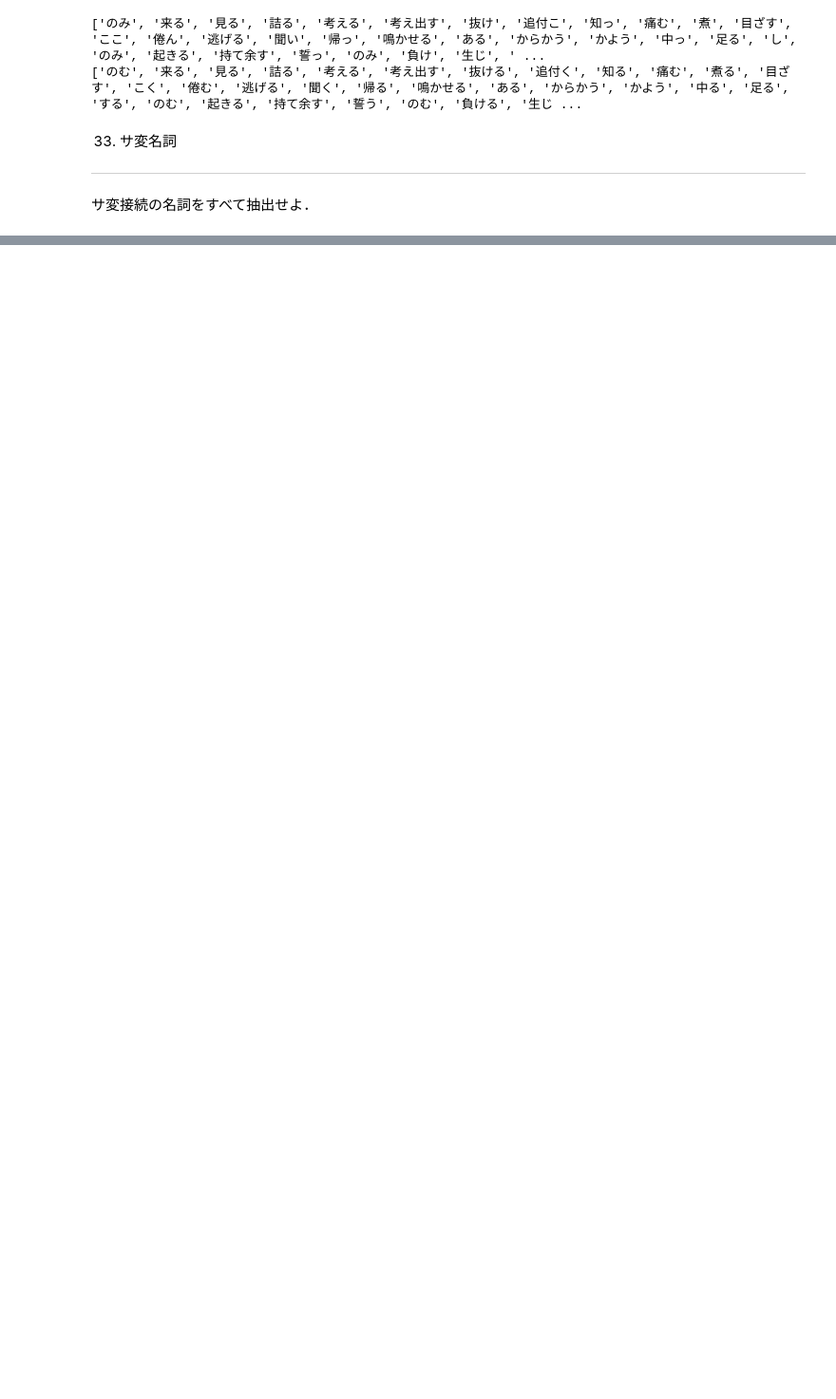
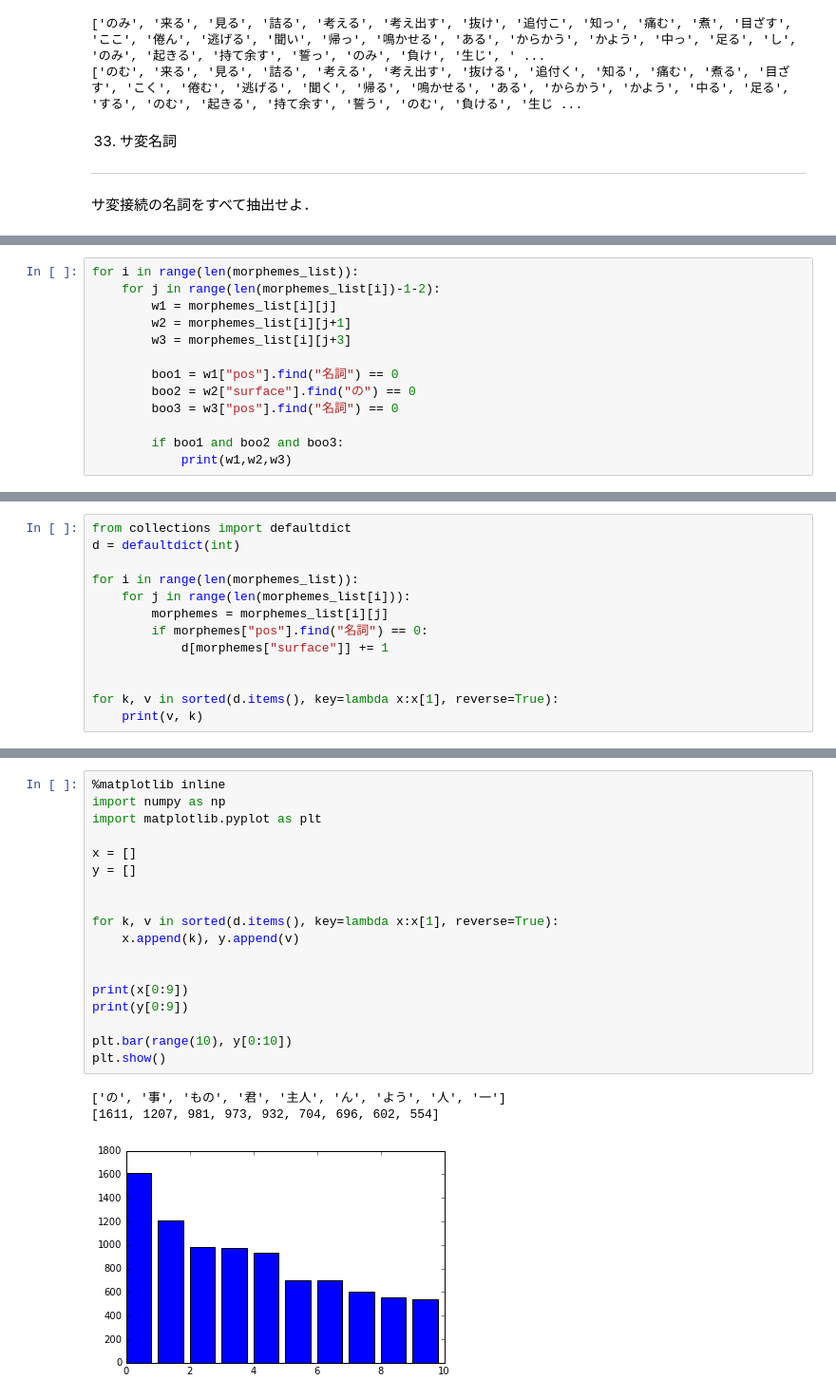
Before and after one commit to imura81gt/nlp100, a Jupyter notebook: nlp100-4.ipynb, the cells around one changed output, grey strips where cells are left out. Shown at 95% size. Saved outputs shown, nothing was run; the diff lists cells and outputs as text; blank space fills up the shorter version.

```diff
--- a/nlp100-4.ipynb
+++ b/nlp100-4.ipynb
@@ -136,0 +128,13 @@ print(verb_base[::10])
+# %%
+for i in range(len(morphemes_list)):
+    for j in range(len(morphemes_list[i])-1-2):
+        w1 = morphemes_list[i][j]
+        w2 = morphemes_list[i][j+1]
+        w3 = morphemes_list[i][j+3]
+
+        boo1 = w1["pos"].find("名詞") == 0
+        boo2 = w2["surface"].find("の") == 0
+        boo3 = w3["pos"].find("名詞") == 0
+
+        if boo1 and boo2 and boo3:
+            print(w1,w2,w3)
@@ -136,0 +217,13 @@ print(verb_base[::10])
+# %%
+from collections import defaultdict
+d = defaultdict(int)
+
+for i in range(len(morphemes_list)):
+    for j in range(len(morphemes_list[i])):
+        morphemes = morphemes_list[i][j]
+        if morphemes["pos"].find("名詞") == 0:
+            d[morphemes["surface"]] += 1
+
+
+for k, v in sorted(d.items(), key=lambda x:x[1], reverse=True):
+    print(v, k)
@@ -136,0 +252,22 @@ print(verb_base[::10])
+# %%
+%matplotlib inline
+import numpy as np
+import matplotlib.pyplot as plt
+
+x = []
+y = []
+
+
+for k, v in sorted(d.items(), key=lambda x:x[1], reverse=True):
+    x.append(k), y.append(v)
+
+
+print(x[0:9])
+print(y[0:9])
+
+plt.bar(range(10), y[0:10])
+plt.show()
+# %% [output]
+['の', '事', 'もの', '君', '主人', 'ん', 'よう', '人', '一']
+[1611, 1207, 981, 973, 932, 704, 696, 602, 554]
+[figure, added]
```
Also changed, not shown: parts of 15 cells of this notebook.
